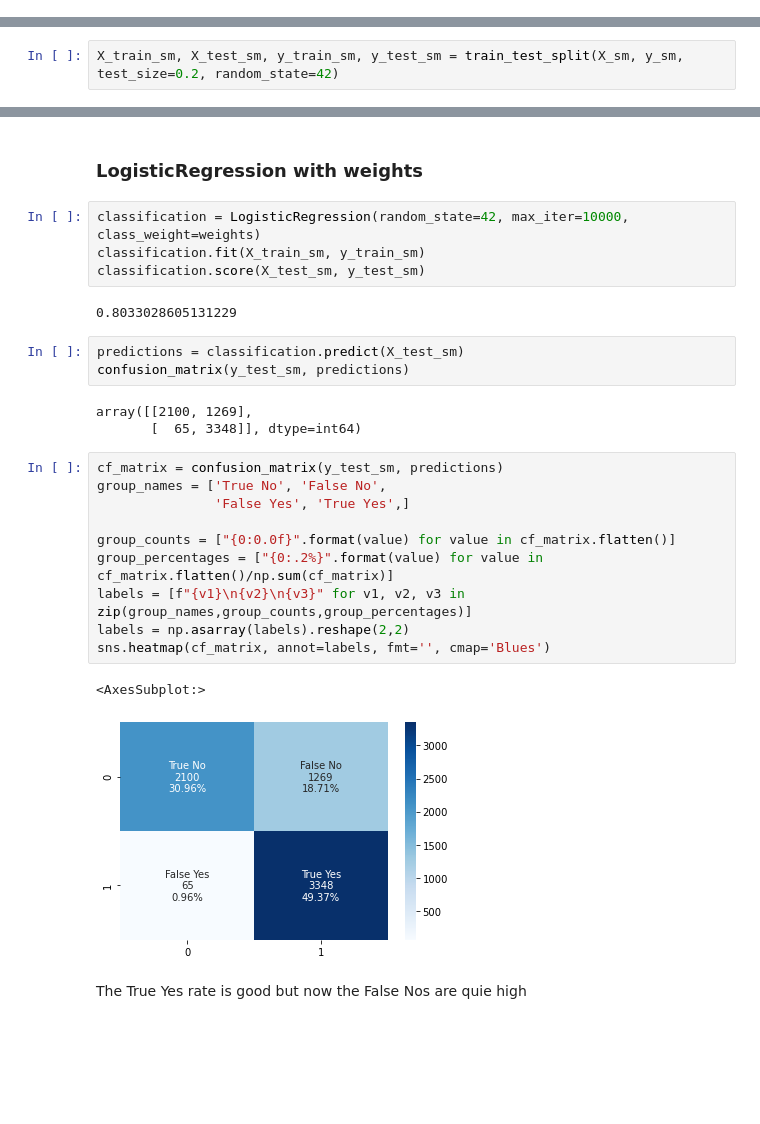
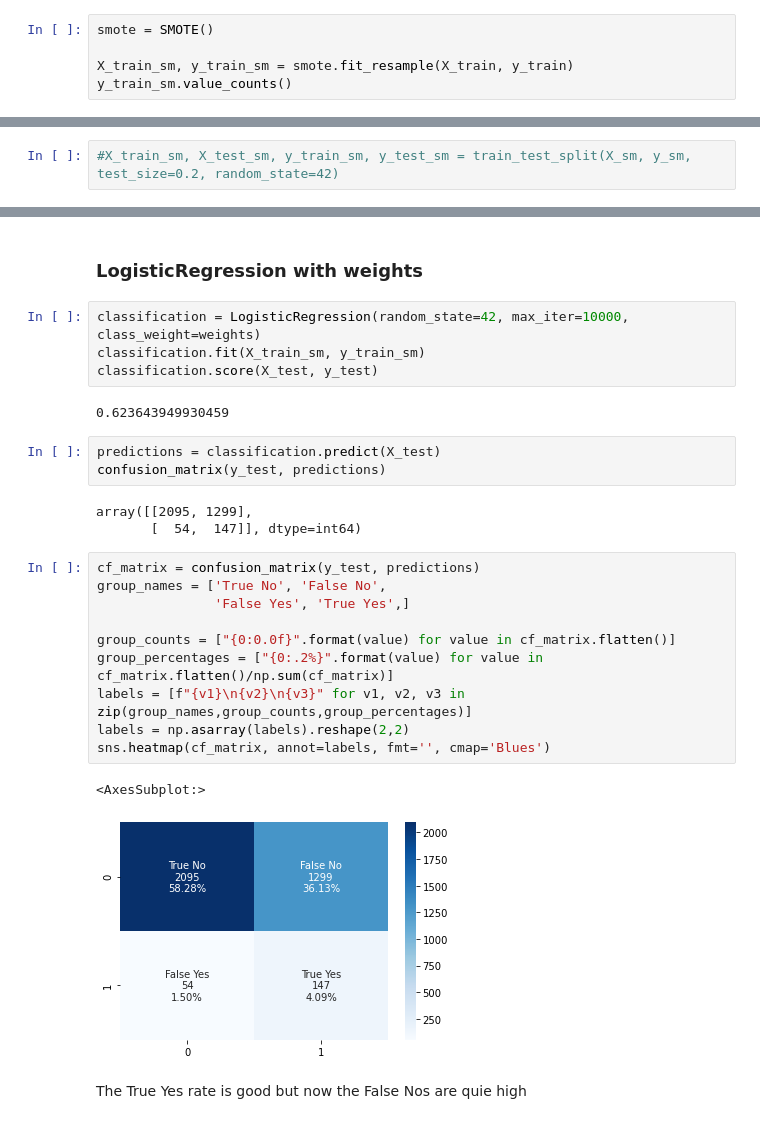
Before and after one commit to KaroD123/Project-2-mid-bootcamp-, a Jupyter notebook: Project 2 (mid-bootcamp) - Classification.ipynb, the cells around one changed output, grey strips where cells are left out. Cells and saved outputs as stored; diff of their text form; blank space fills up the shorter version.

```diff
--- a/Project 2 (mid-bootcamp) - Classification.ipynb
+++ b/Project 2 (mid-bootcamp) - Classification.ipynb
@@ -360,3 +360,8 @@ sns.heatmap(cf_matrix, annot=labels, fmt='', cmap='Blues')
 A little more Flase Nos
 # %% [markdown]
 ### 4.5 Different LogisticRegressions with SMOTE
+# %%
+smote = SMOTE()
+
+X_train_sm, y_train_sm = smote.fit_resample(X_train, y_train)
+y_train_sm.value_counts()
@@ -372,5 +377,5 @@ Name: offer_accepted, dtype: int64
 # %%
-X_train_sm, X_test_sm, y_train_sm, y_test_sm = train_test_split(X_sm, y_sm, test_size=0.2, random_state=42)
+#X_train_sm, X_test_sm, y_train_sm, y_test_sm = train_test_split(X_sm, y_sm, test_size=0.2, random_state=42)
 # %% [markdown]
 ### LogisticRegression
 # %%
@@ -434,28 +439,28 @@ Very simmilar to the above one, of course, because the SMOTE data is already bal
 # %%
 classification = LogisticRegression(random_state=42, max_iter=10000, class_weight=weights)
 classification.fit(X_train_sm, y_train_sm)
-classification.score(X_test_sm, y_test_sm)
+classification.score(X_test, y_test)
 # %% [output]
-0.8033028605131229
+0.623643949930459
 # %%
-predictions = classification.predict(X_test_sm)
-confusion_matrix(y_test_sm, predictions)
+predictions = classification.predict(X_test)
+confusion_matrix(y_test, predictions)
 # %% [output]
-array([[2100, 1269],
-       [  65, 3348]], dtype=int64)
+array([[2095, 1299],
+       [  54,  147]], dtype=int64)
 # %%
-cf_matrix = confusion_matrix(y_test_sm, predictions)
+cf_matrix = confusion_matrix(y_test, predictions)
 group_names = ['True No', 'False No',
                'False Yes', 'True Yes',]
 
 group_counts = ["{0:0.0f}".format(value) for value in cf_matrix.flatten()]
 group_percentages = ["{0:.2%}".format(value) for value in cf_matrix.flatten()/np.sum(cf_matrix)]
 labels = [f"{v1}\n{v2}\n{v3}" for v1, v2, v3 in zip(group_names,group_counts,group_percentages)]
 labels = np.asarray(labels).reshape(2,2)
 sns.heatmap(cf_matrix, annot=labels, fmt='', cmap='Blues')
 # %% [output]
 <AxesSubplot:>
-[figure, old version]
+[figure, new version]
 # %% [markdown]
 The True Yes rate is good but now the False Nos are quie high
 # %% [markdown]
```
Also changed, not shown: parts of 41 cells of this notebook.
